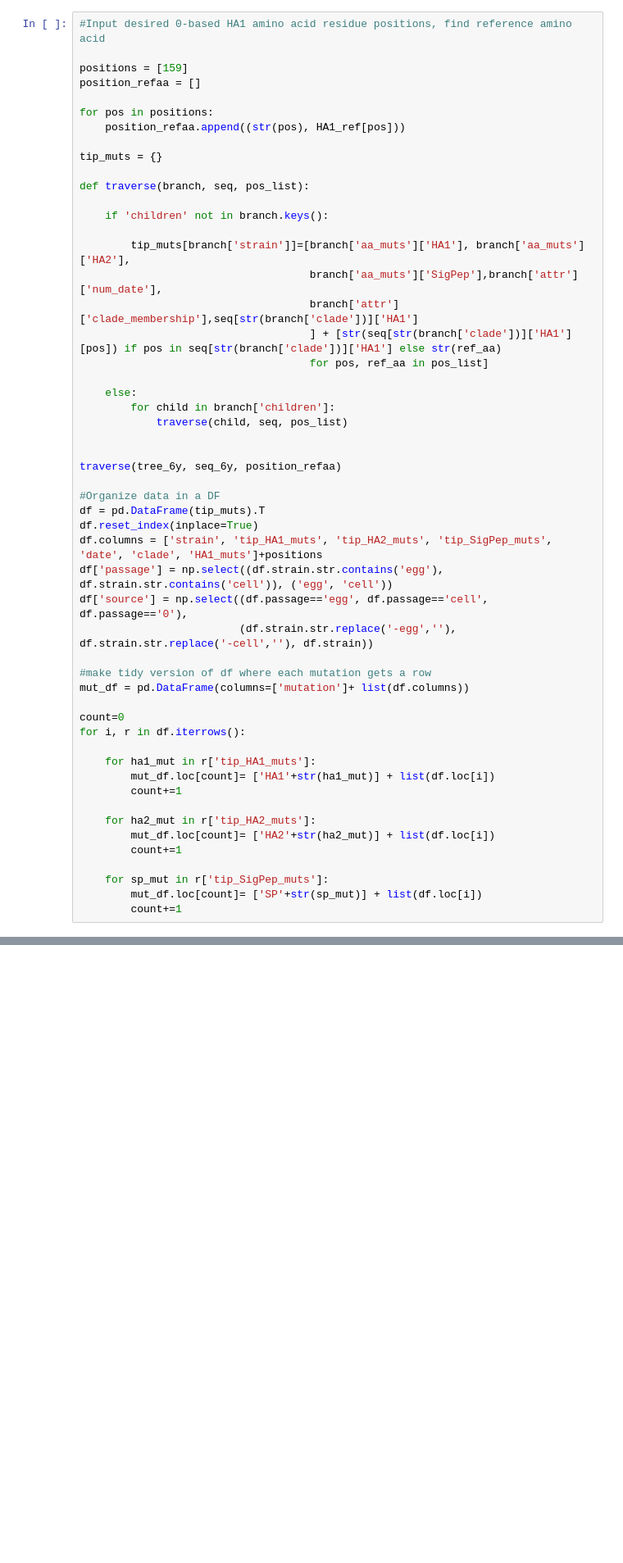
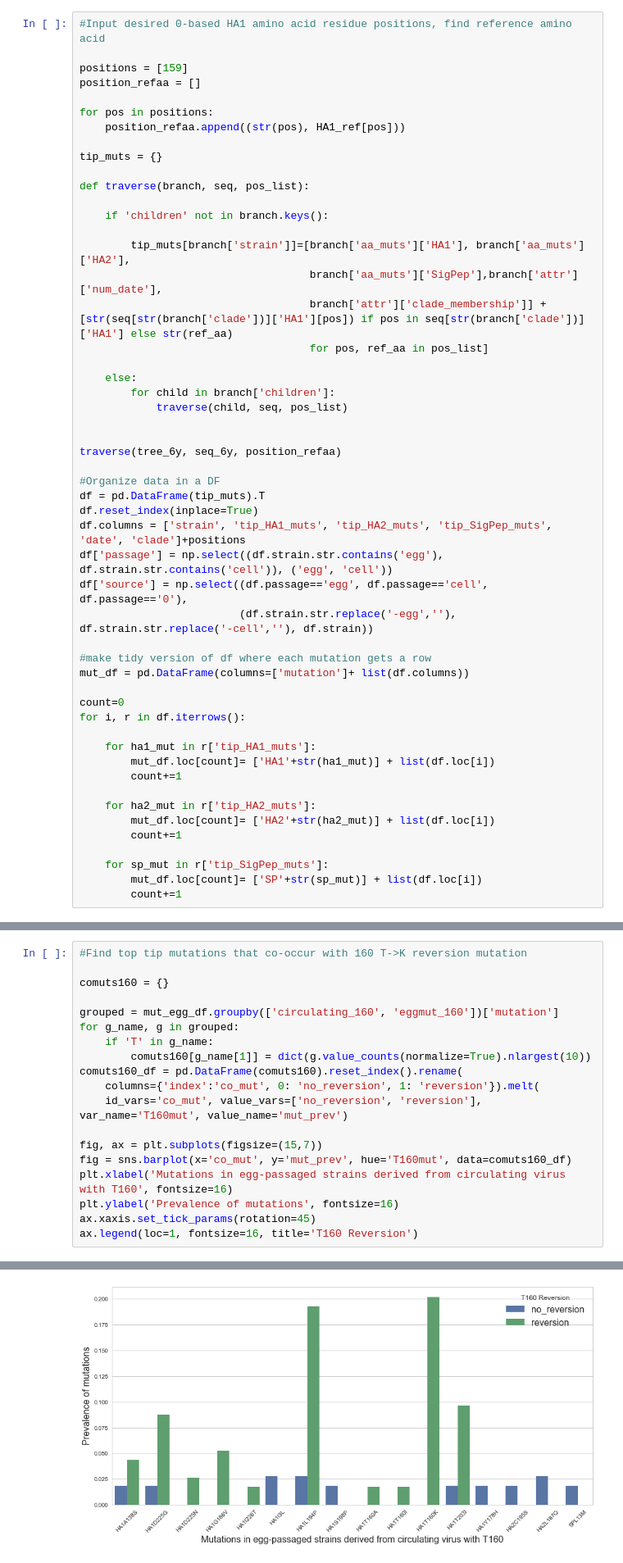
Before and after one commit to blab/egg-passage, a Jupyter notebook: 160_linked_mutations.ipynb, the cells around one changed output, grey strips where cells are left out. Shown: that part at 82% size. Cells and saved outputs as stored; diff of their text form; blank space fills up the shorter version.

Commit message:
Mutations that occur in T160 egg strains that revert to K

```diff
--- a/160_linked_mutations.ipynb
+++ b/160_linked_mutations.ipynb
@@ -36,8 +36,7 @@ def traverse(branch, seq, pos_list):
 
         tip_muts[branch['strain']]=[branch['aa_muts']['HA1'], branch['aa_muts']['HA2'],
                                     branch['aa_muts']['SigPep'],branch['attr']['num_date'],
-                                    branch['attr']['clade_membership'],seq[str(branch['clade'])]['HA1']
-                                    ] + [str(seq[str(branch['clade'])]['HA1'][pos]) if pos in seq[str(branch['clade'])]['HA1'] else str(ref_aa)
+                                    branch['attr']['clade_membership']] + [str(seq[str(branch['clade'])]['HA1'][pos]) if pos in seq[str(branch['clade'])]['HA1'] else str(ref_aa)
                                     for pos, ref_aa in pos_list]
 
     else:
@@ -50,7 +49,7 @@ traverse(tree_6y, seq_6y, position_refaa)
 #Organize data in a DF
 df = pd.DataFrame(tip_muts).T
 df.reset_index(inplace=True)
-df.columns = ['strain', 'tip_HA1_muts', 'tip_HA2_muts', 'tip_SigPep_muts', 'date', 'clade', 'HA1_muts']+positions
+df.columns = ['strain', 'tip_HA1_muts', 'tip_HA2_muts', 'tip_SigPep_muts', 'date', 'clade']+positions
 df['passage'] = np.select((df.strain.str.contains('egg'), df.strain.str.contains('cell')), ('egg', 'cell'))
 df['source'] = np.select((df.passage=='egg', df.passage=='cell', df.passage=='0'),
                          (df.strain.str.replace('-egg',''), df.strain.str.replace('-cell',''), df.strain))
@@ -119,3 +118,23 @@ plt.ylabel('Proportion of egg-passaged viruses that mutated at position 160')
 # %% [output]
 Text(0,0.5,u'Proportion of egg-passaged viruses that mutated at position 160')
 [figure]
+# %%
+#Find top tip mutations that co-occur with 160 T->K reversion mutation
+
+comuts160 = {}
+
+grouped = mut_egg_df.groupby(['circulating_160', 'eggmut_160'])['mutation']
+for g_name, g in grouped:
+    if 'T' in g_name:
+        comuts160[g_name[1]] = dict(g.value_counts(normalize=True).nlargest(10))
+comuts160_df = pd.DataFrame(comuts160).reset_index().rename(
+    columns={'index':'co_mut', 0: 'no_reversion', 1: 'reversion'}).melt(
+    id_vars='co_mut', value_vars=['no_reversion', 'reversion'], var_name='T160mut', value_name='mut_prev')
+
+fig, ax = plt.subplots(figsize=(15,7))
+fig = sns.barplot(x='co_mut', y='mut_prev', hue='T160mut', data=comuts160_df)
+plt.xlabel('Mutations in egg-passaged strains derived from circulating virus with T160', fontsize=16)
+plt.ylabel('Prevalence of mutations', fontsize=16)
+ax.xaxis.set_tick_params(rotation=45)
+ax.legend(loc=1, fontsize=16, title='T160 Reversion')
+# %% [output]
@@ -122 +142,2 @@ Text(0,0.5,u'Proportion of egg-passaged viruses that mutated at position 160')
+[figure, added]
 # %%
```
Also changed, not shown: parts of 2 cells of this notebook.
